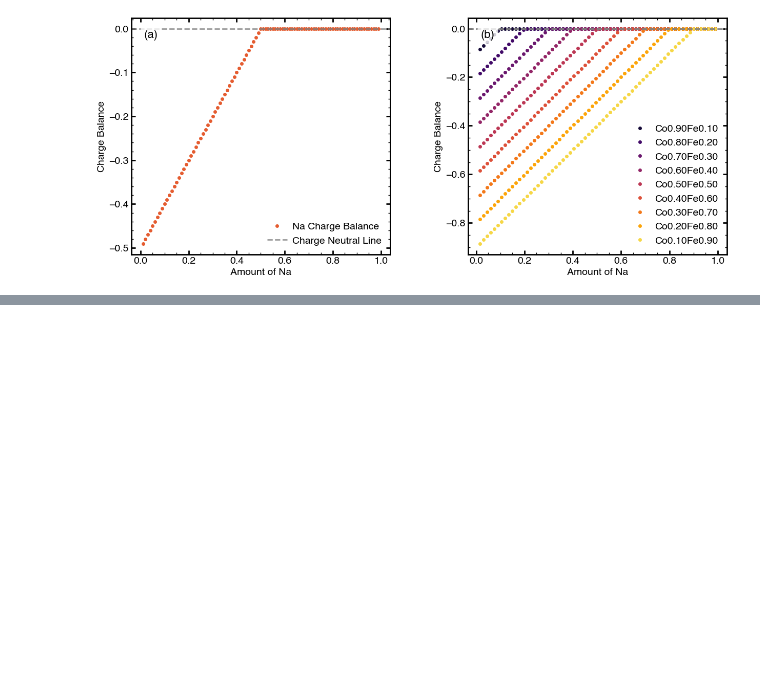
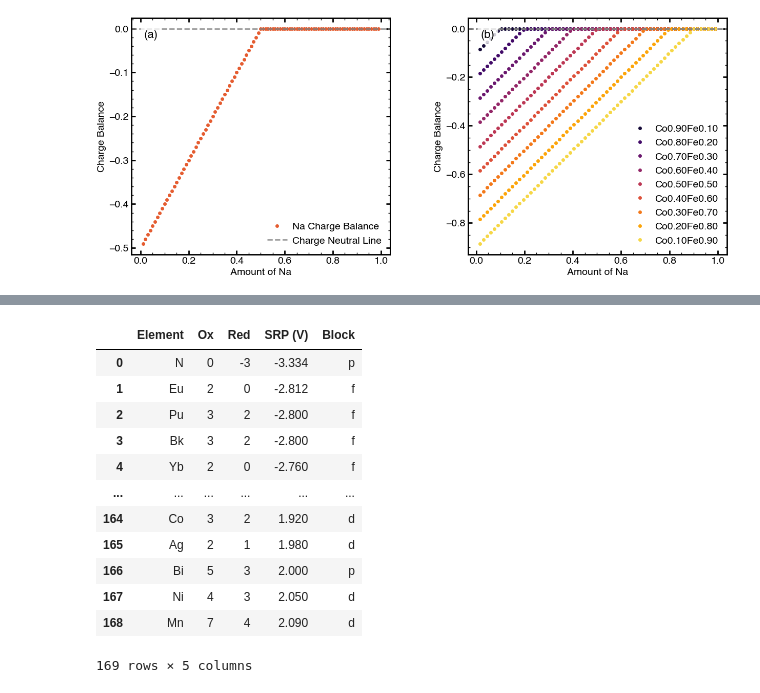
Before and after one commit to RedHorizonss/apprOXimate, a Jupyter notebook: plotting_notebooks/publication_plots.ipynb, the cells around one changed output, grey strips where cells are left out. Cells and saved outputs as stored; diff of their text form; code cells hidden in the pictures; blank space fills up the shorter version.

```diff
--- a/plotting_notebooks/publication_plots.ipynb
+++ b/plotting_notebooks/publication_plots.ipynb
@@ -89,0 +120,47 @@ plt.show()
+# %%
+element_block = {
+    # s-block
+    "H": "s", "He": "s", "Li": "s", "Be": "s",
+    "Na": "s", "Mg": "s", "K": "s", "Ca": "s",
+
+    # p-block
+    "B": "p", "C": "p", "N": "p", "O": "p", "F": "p", "Ne": "p",
+    "Al": "p", "Si": "p", "P": "p", "S": "p", "Cl": "p", "Ar": "p",
+    "Ge": "p", "As": "p", "Se": "p", "Sn": "p", "Sb": "p", "Te": "p",
+    "Pb": "p", "Bi": "p",
+
+    # d-block
+    "Sc": "d", "Ti": "d", "V": "d", "Cr": "d", "Mn": "d", "Fe": "d",
+    "Co": "d", "Ni": "d", "Cu": "d", "Zn": "d",
+    "Nb": "d", "Mo": "d", "Tc": "d", "Ru": "d", "Rh": "d",
+    "Pd": "d", "Ag": "d", "Cd": "d", "Ta": "d", "W": "d",
+    "Re": "d", "Os": "d", "Ir": "d", "Pt": "d", "Au": "d",
+
+    # f-block
+    "Ce": "f", "Pr": "f", "Nd": "f", "Pm": "f", "Sm": "f", "Eu": "f",
+    "Gd": "f", "Tb": "f", "Dy": "f", "Ho": "f", "Er": "f",
+    "Tm": "f", "Yb": "f", "Lu": "f",
+    "U": "f", "Np": "f", "Pu": "f", "Am": "f", "Cm": "f",
+    "Bk": "f", "Cf": "f", "Es": "f", "Fm": "f", "Md": "f", "No": "f"
+}
+# %%
+filename = "../approx/Data/variable_ox_states_srps.csv"
+
+import pandas as pd
+
+df = pd.read_csv(filename)
+df["Block"] = df["Element"].map(element_block)
+# %% [output]
+|  | Element | Ox | Red | SRP (V) | Block |
+| 0 | N | 0 | -3 | -3.334 | p |
+| 1 | Eu | 2 | 0 | -2.812 | f |
+| 2 | Pu | 3 | 2 | -2.800 | f |
+| 3 | Bk | 3 | 2 | -2.800 | f |
+| 4 | Yb | 2 | 0 | -2.760 | f |
+| ... | ... | ... | ... | ... | ... |
+| 164 | Co | 3 | 2 | 1.920 | d |
+| 165 | Ag | 2 | 1 | 1.980 | d |
+| 166 | Bi | 5 | 3 | 2.000 | p |
+| 167 | Ni | 4 | 3 | 2.050 | d |
+| 168 | Mn | 7 | 4 | 2.090 | d |
+169 rows × 5 columns
```
Also changed, not shown: parts of 6 cells of this notebook, 5 other files.
